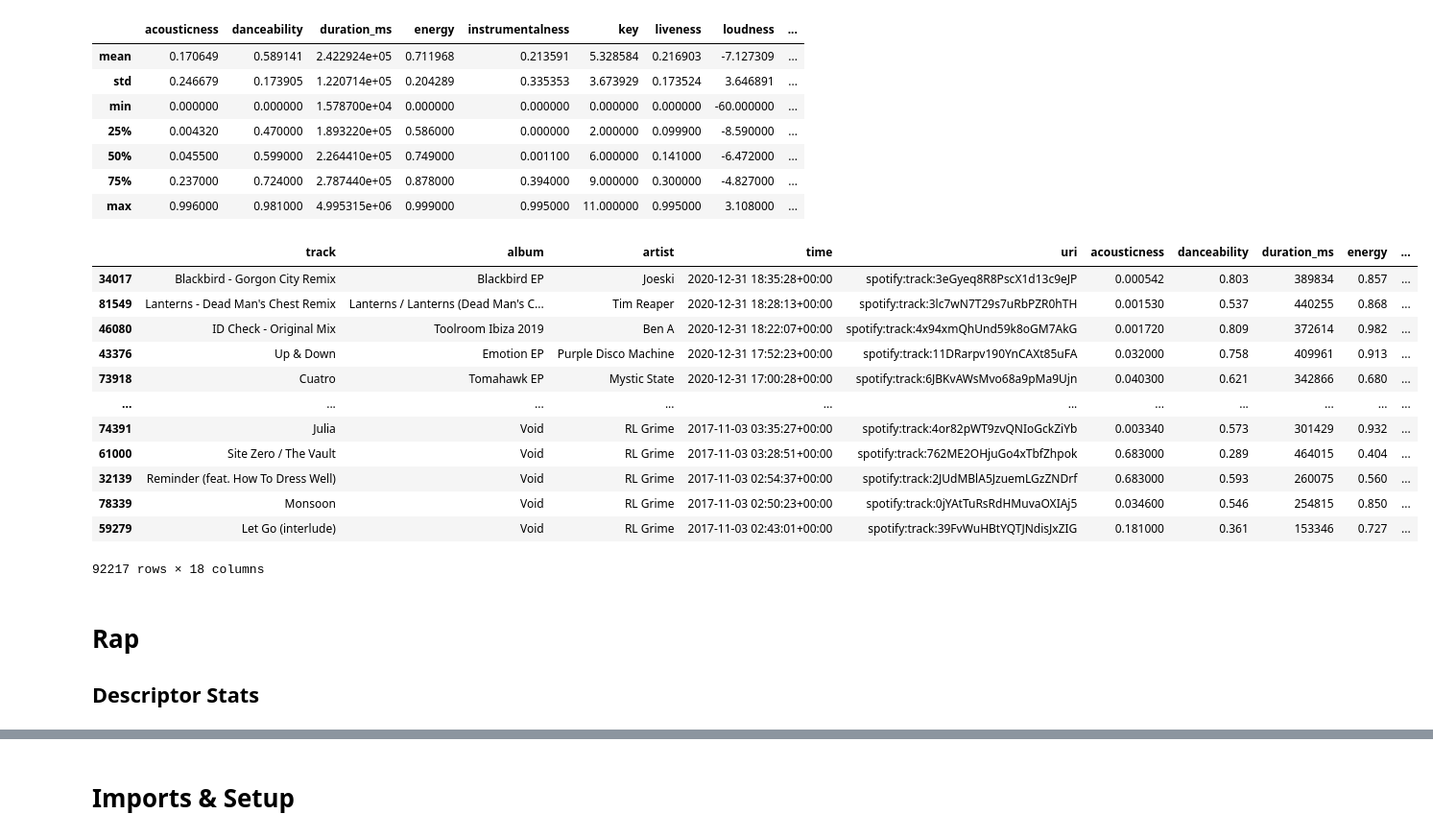
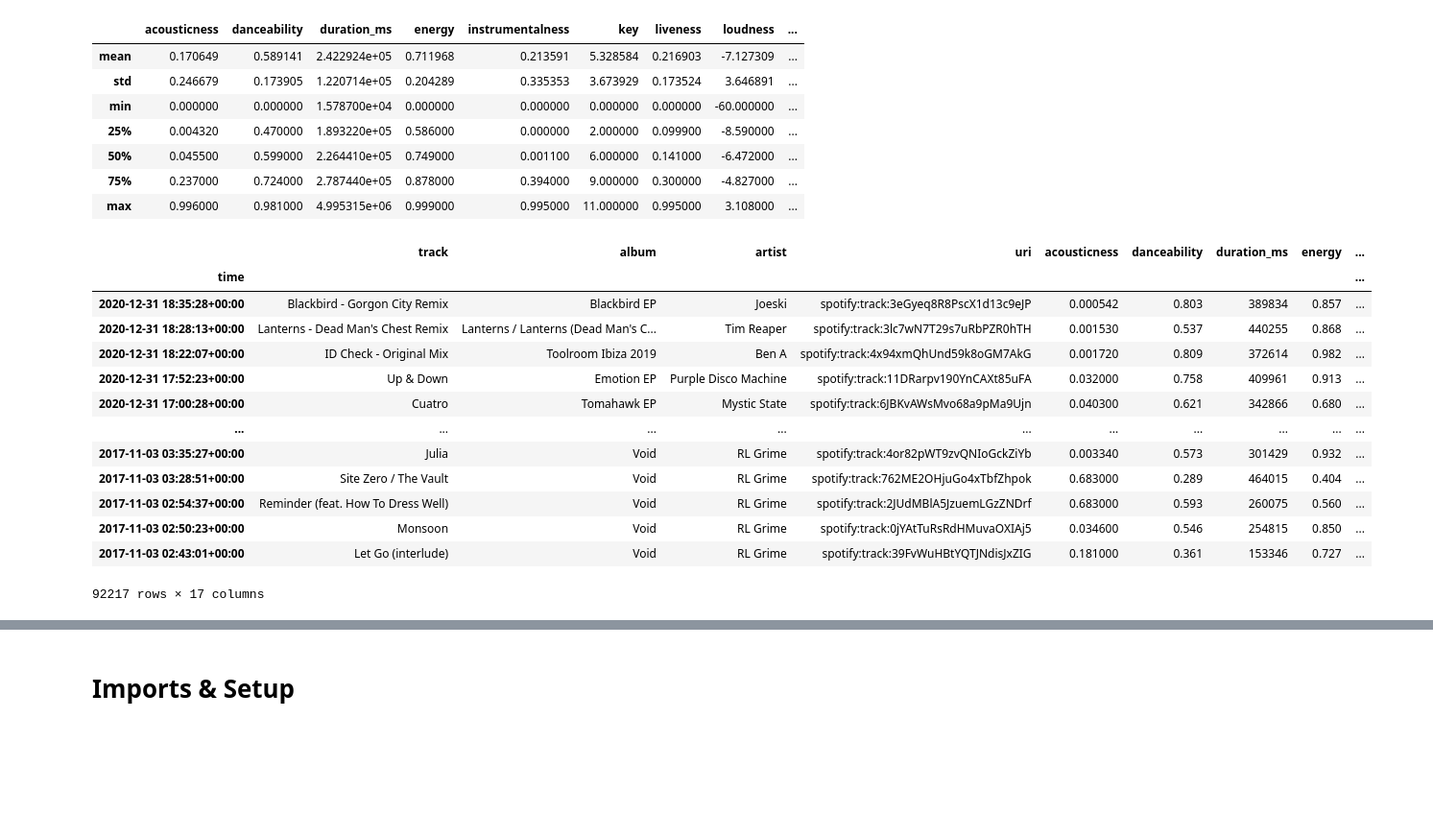
Before and after one commit to Sarsoo/listening-analysis, a Jupyter notebook: analysis.ipynb, the cells around one changed output, grey strips where cells are left out. Shown: that part at 96% size. Drawn from its saved outputs; the diff is of its cells as text; code cells hidden in the pictures; blank space fills up the shorter version.

Commit message:
added playlist and artists books

```diff
--- a/analysis.ipynb
+++ b/analysis.ipynb
@@ -43,22 +42,19 @@ scrobbles.describe()[1:]
 | 75% | 0.237000 | 0.724000 | 2.787440e+05 | 0.878000 | 0.394000 | 9.000000 | 0.300000 | -4.827000 | ... |
 | max | 0.996000 | 0.981000 | 4.995315e+06 | 0.999000 | 0.995000 | 11.000000 | 0.995000 | 3.108000 | ... |
 # %%
-scrobbles.sort_values(by="time", ascending=False)
+scrobbles.sort_index(ascending=False)
 # %% [output]
-|  | track | album | artist | time | uri | acousticness | danceability | duration_ms | energy | ... |
-| 34017 | Blackbird - Gorgon City Remix | Blackbird EP | Joeski | 2020-12-31 18:35:28+00:00 | spotify:track:3eGyeq8R8PscX1d13c9eJP | 0.000542 | 0.803 | 389834 | 0.857 | ... |
-| 81549 | Lanterns - Dead Man's Chest Remix | Lanterns / Lanterns (Dead Man's C... | Tim Reaper | 2020-12-31 18:28:13+00:00 | spotify:track:3lc7wN7T29s7uRbPZR0hTH | 0.001530 | 0.537 | 440255 | 0.868 | ... |
-| 46080 | ID Check - Original Mix | Toolroom Ibiza 2019 | Ben A | 2020-12-31 18:22:07+00:00 | spotify:track:4x94xmQhUnd59k8oGM7AkG | 0.001720 | 0.809 | 372614 | 0.982 | ... |
-| 43376 | Up & Down | Emotion EP | Purple Disco Machine | 2020-12-31 17:52:23+00:00 | spotify:track:11DRarpv190YnCAXt85uFA | 0.032000 | 0.758 | 409961 | 0.913 | ... |
-| 73918 | Cuatro | Tomahawk EP | Mystic State | 2020-12-31 17:00:28+00:00 | spotify:track:6JBKvAWsMvo68a9pMa9Ujn | 0.040300 | 0.621 | 342866 | 0.680 | ... |
-| ... | ... | ... | ... | ... | ... | ... | ... | ... | ... | ... |
-| 74391 | Julia | Void | RL Grime | 2017-11-03 03:35:27+00:00 | spotify:track:4or82pWT9zvQNIoGckZiYb | 0.003340 | 0.573 | 301429 | 0.932 | ... |
-| 61000 | Site Zero / The Vault | Void | RL Grime | 2017-11-03 03:28:51+00:00 | spotify:track:762ME2OHjuGo4xTbfZhpok | 0.683000 | 0.289 | 464015 | 0.404 | ... |
-| 32139 | Reminder (feat. How To Dress Well) | Void | RL Grime | 2017-11-03 02:54:37+00:00 | spotify:track:2JUdMBlA5JzuemLGzZNDrf | 0.683000 | 0.593 | 260075 | 0.560 | ... |
-| 78339 | Monsoon | Void | RL Grime | 2017-11-03 02:50:23+00:00 | spotify:track:0jYAtTuRsRdHMuvaOXIAj5 | 0.034600 | 0.546 | 254815 | 0.850 | ... |
-| 59279 | Let Go (interlude) | Void | RL Grime | 2017-11-03 02:43:01+00:00 | spotify:track:39FvWuHBtYQTJNdisJxZIG | 0.181000 | 0.361 | 153346 | 0.727 | ... |
+|  | track | album | artist | uri | acousticness | danceability | duration_ms | energy | ... |
+| time |  |  |  |  |  |  |  |  | ... |
+| 2020-12-31 18:35:28+00:00 | Blackbird - Gorgon City Remix | Blackbird EP | Joeski | spotify:track:3eGyeq8R8PscX1d13c9eJP | 0.000542 | 0.803 | 389834 | 0.857 | ... |
+| 2020-12-31 18:28:13+00:00 | Lanterns - Dead Man's Chest Remix | Lanterns / Lanterns (Dead Man's C... | Tim Reaper | spotify:track:3lc7wN7T29s7uRbPZR0hTH | 0.001530 | 0.537 | 440255 | 0.868 | ... |
+| 2020-12-31 18:22:07+00:00 | ID Check - Original Mix | Toolroom Ibiza 2019 | Ben A | spotify:track:4x94xmQhUnd59k8oGM7AkG | 0.001720 | 0.809 | 372614 | 0.982 | ... |
+| 2020-12-31 17:52:23+00:00 | Up & Down | Emotion EP | Purple Disco Machine | spotify:track:11DRarpv190YnCAXt85uFA | 0.032000 | 0.758 | 409961 | 0.913 | ... |
+| 2020-12-31 17:00:28+00:00 | Cuatro | Tomahawk EP | Mystic State | spotify:track:6JBKvAWsMvo68a9pMa9Ujn | 0.040300 | 0.621 | 342866 | 0.680 | ... |
+| ... | ... | ... | ... | ... | ... | ... | ... | ... | ... |
+| 2017-11-03 03:35:27+00:00 | Julia | Void | RL Grime | spotify:track:4or82pWT9zvQNIoGckZiYb | 0.003340 | 0.573 | 301429 | 0.932 | ... |
+| 2017-11-03 03:28:51+00:00 | Site Zero / The Vault | Void | RL Grime | spotify:track:762ME2OHjuGo4xTbfZhpok | 0.683000 | 0.289 | 464015 | 0.404 | ... |
+| 2017-11-03 02:54:37+00:00 | Reminder (feat. How To Dress Well) | Void | RL Grime | spotify:track:2JUdMBlA5JzuemLGzZNDrf | 0.683000 | 0.593 | 260075 | 0.560 | ... |
+| 2017-11-03 02:50:23+00:00 | Monsoon | Void | RL Grime | spotify:track:0jYAtTuRsRdHMuvaOXIAj5 | 0.034600 | 0.546 | 254815 | 0.850 | ... |
+| 2017-11-03 02:43:01+00:00 | Let Go (interlude) | Void | RL Grime | spotify:track:39FvWuHBtYQTJNdisJxZIG | 0.181000 | 0.361 | 153346 | 0.727 | ... |
-92217 rows × 18 columns
+92217 rows × 17 columns
-# %% [markdown]
-# Rap
-
-## Descriptor Stats
```
Also changed, not shown: parts of 11 cells of this notebook, 8 other files.
